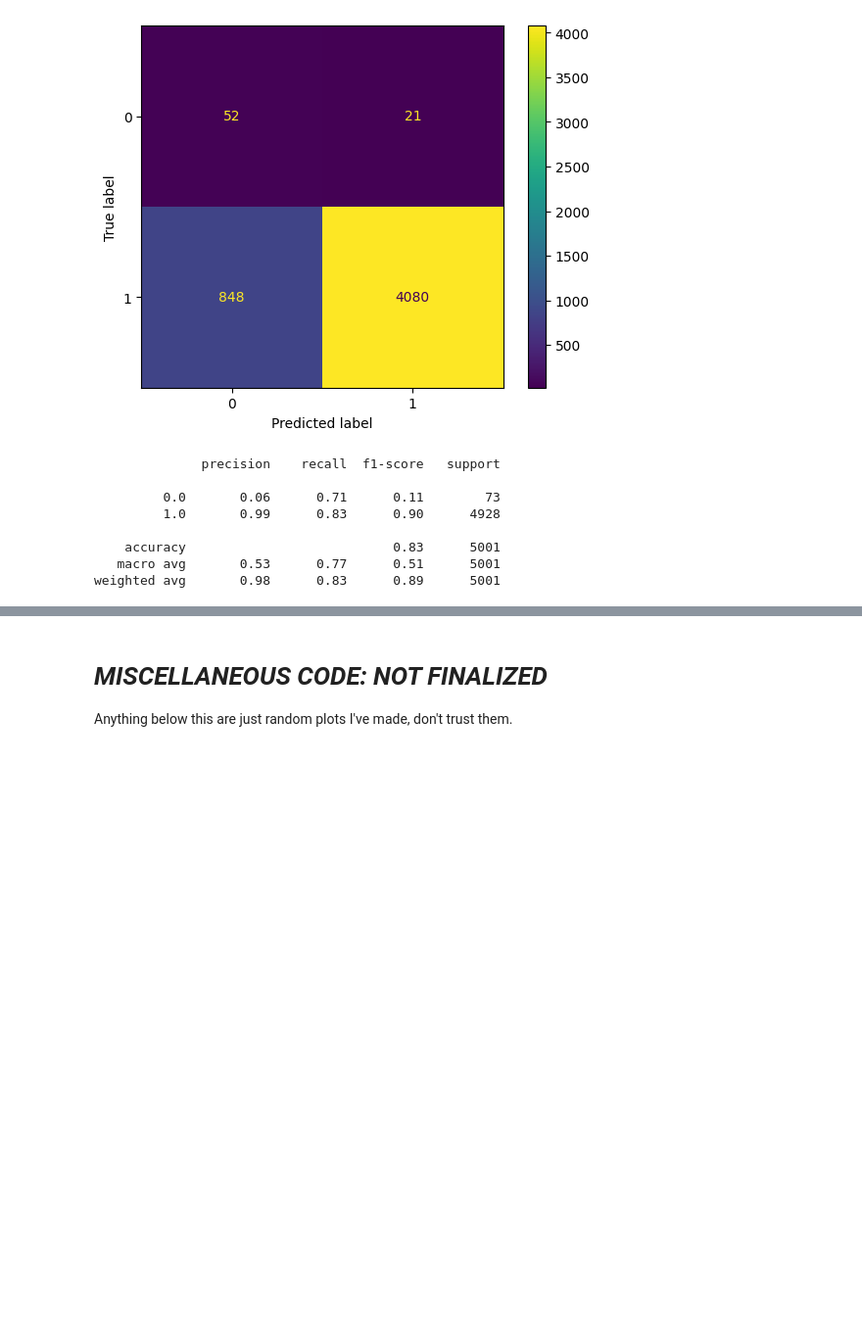
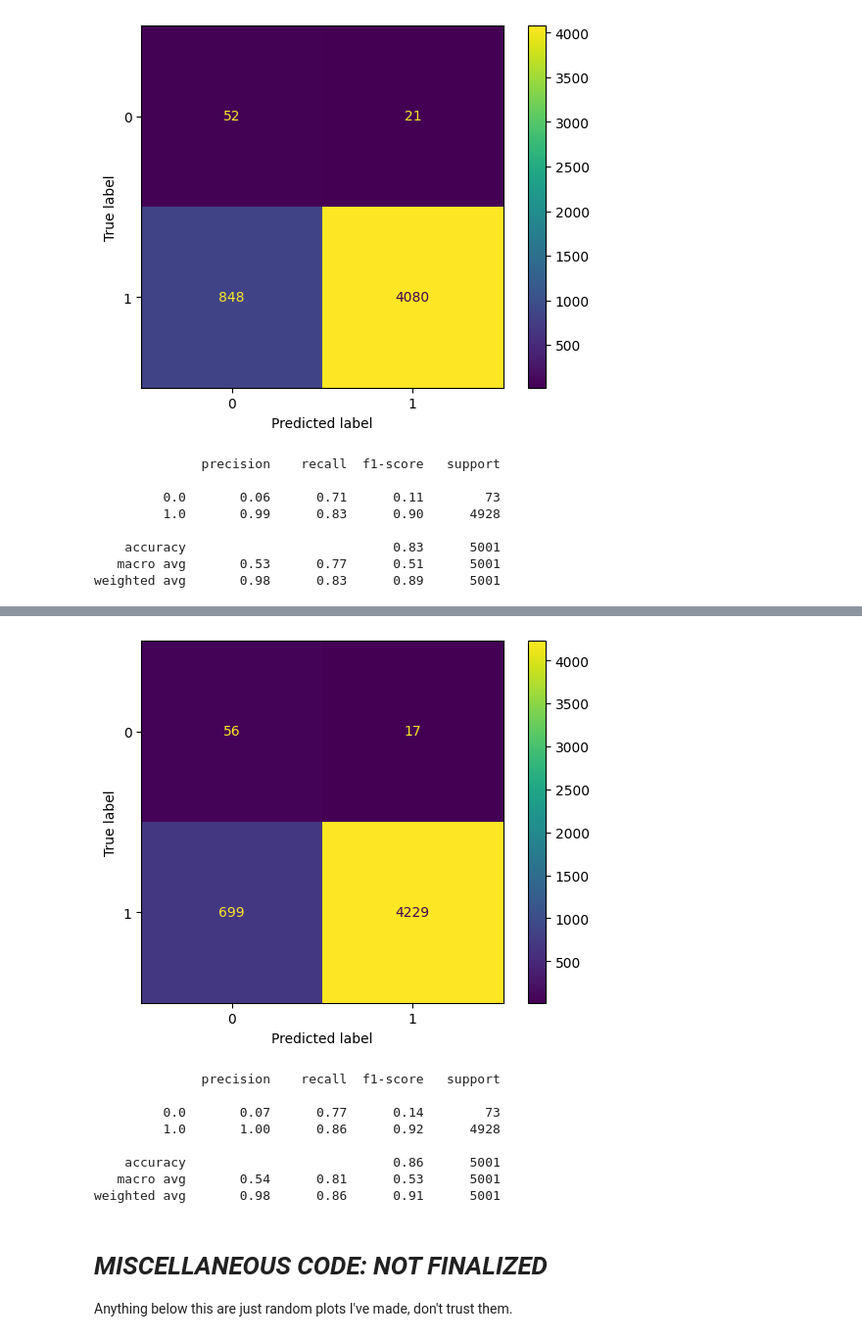
Before and after one commit to patelraj7021/llm-hallucination-monitoring, a Jupyter notebook: CAIS_research_project.ipynb, the cells around one changed output, grey strips where cells are left out. Shown at 98% size. Cells and saved outputs as stored; diff of their text form; code cells hidden in the pictures; blank space fills up the shorter version.

```diff
--- a/CAIS_research_project.ipynb
+++ b/CAIS_research_project.ipynb
@@ -891,3 +984,39 @@ weighted avg       0.98      0.83      0.89      5001
+# %%
+from sklearn.ensemble import GradientBoostingClassifier
+
+def train_gradient_boosting(train_x, train_y):
+  sample_x, sample_y = get_balanced_subsample(train_x, train_y)
+  model = GradientBoostingClassifier(random_state=42, learning_rate=0.2,
+                                     n_estimators=1000, max_depth=10, subsample=1.)
+  model.fit(sample_x, sample_y)
+  return model
+
+
+predictions = []
+num_models = 100
+for i in range(num_models):
+  print(f'Training model {i+1} of {num_models}')
+  model = train_gradient_boosting(train_x, train_y)
+  predictions.append(model.predict(test_x))
+  clear_output(wait=True)
+predictions = np.array(predictions)
+predictions = np.mean(predictions, axis=0)
+predictions = np.where(predictions > 0.5, 1, 0)
+conf_matrix = confusion_matrix(test_y, predictions)
+disp = ConfusionMatrixDisplay(conf_matrix)
+disp.plot()
+plt.show()
+print(classification_report(test_y, predictions))
+# %% [output]
+[figure, added]
+              precision    recall  f1-score   support
+
+         0.0       0.07      0.77      0.14        73
+         1.0       1.00      0.86      0.92      4928
+
+    accuracy                           0.86      5001
+   macro avg       0.54      0.81      0.53      5001
+weighted avg       0.98      0.86      0.91      5001
 # %% [markdown]
 # *MISCELLANEOUS CODE: NOT FINALIZED*
 Anything below this are just random plots I've made, don't trust them.
```
Also changed, not shown: parts of 15 cells of this notebook.
